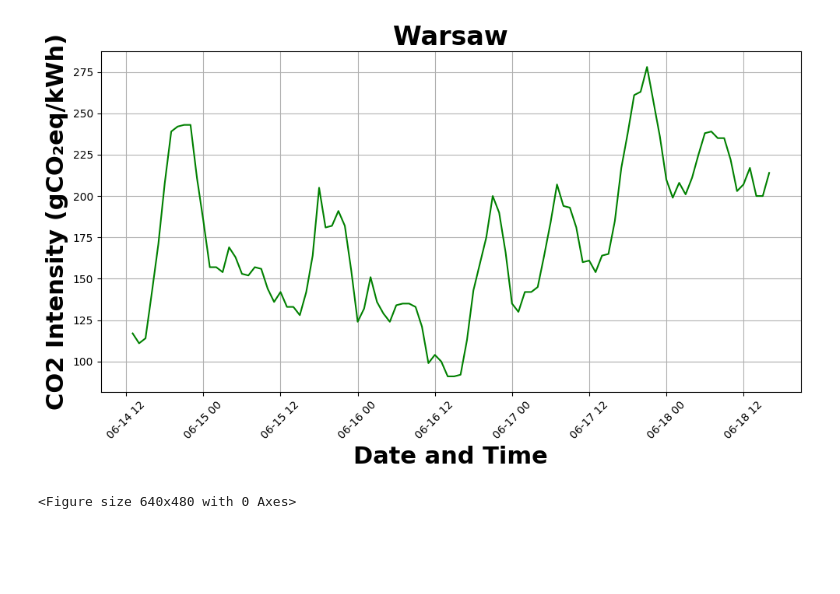
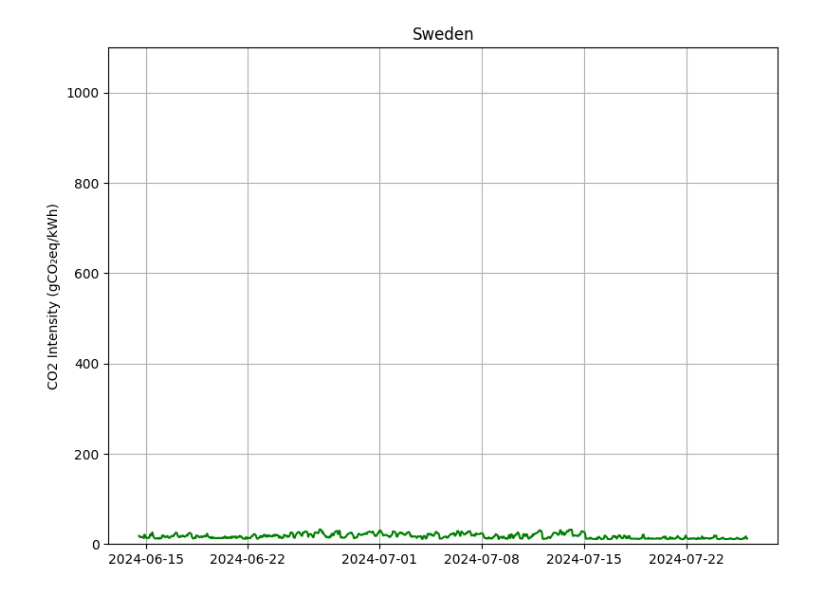
Before and after one commit to johankristianss/carbonsim, a Jupyter notebook: notebooks/PlotCarbonIntensity.ipynb, the cells around one changed output. Cells and saved outputs as stored; diff of their text form; code cells hidden in the pictures; blank space fills up the shorter version.

```diff
--- a/notebooks/PlotCarbonIntensity.ipynb
+++ b/notebooks/PlotCarbonIntensity.ipynb
@@ -1,45 +1,45 @@
 # %%
 import matplotlib.pyplot as plt
 import pandas as pd
 import os
 import matplotlib.dates as mdates
 
-df = pd.read_csv('/scratch/cognit/carbon/PL.csv')
+#df = pd.read_csv('/scratch/cognit/carbon/GB.csv')
 #df = pd.read_csv('/scratch/cognit/carbon/FR.csv')
 #
-#df = pd.read_csv('/scratch/cognit/carbon/SE-SE3.csv')
 df = pd.read_csv('/scratch/cognit/carbon/SE-SE1.csv')
-df = pd.read_csv('/scratch/cognit/carbon/GB.csv')
+#df = pd.read_csv('/scratch/cognit/carbon/SE-SE4.csv')
+#df = pd.read_csv('/scratch/cognit/carbon/DE.csv')
+#df = pd.read_csv('/scratch/cognit/carbon/PL.csv')
 df['datetime'] = pd.to_datetime(df['datetime'])
 
 start_time = df['datetime'].min()
-end_time = start_time + pd.Timedelta(hours=100)
+end_time = start_time + pd.Timedelta(hours=1000)
 df = df[df['datetime'] < end_time]
 
-plt.figure(figsize=(10, 6))
+plt.figure(figsize=(8, 6))
 plt.plot(df['datetime'], df['carbonIntensity'], linestyle='-', color='g')
 
-plt.title('Warsaw', fontsize=24, fontweight='bold')
-plt.xlabel('Date and Time', fontsize=22, fontweight='bold')
-plt.ylabel('CO2 Intensity (gCO₂eq/kWh)', fontsize=22, fontweight='bold')
-#plt.ylim(0, 20)
+plt.title('Sweden') #, fontsize=24, fontweight='bold')
+#plt.xlabel('Date and Time') #, fontsize=22, fontweight='bold')
+plt.ylabel('CO2 Intensity (gCO₂eq/kWh)') #, fontsize=22, fontweight='bold')
+plt.ylim(0, 1100)
 
 plt.grid(True)
-plt.xticks(rotation=45)
+#plt.xticks(rotation=45)
 
 #ax = plt.gca()
 #ax.xaxis.set_major_formatter(mdates.DateFormatter('%b'))  # '%b' for abbreviated month names
 #ax.xaxis.set_major_locator(mdates.MonthLocator())
 
-output_image_path = os.path.join("./warsaw.png")
+output_image_path = os.path.join("./sweden.png")
 plt.savefig(output_image_path, dpi=300)  # You can adjust dpi as needed
 
 
 plt.tight_layout()
 plt.show()
 
-plt.tight_layout()
-plt.show()
+#plt.tight_layout()
+#plt.show()
 # %% [output]
-[figure, old version]
+[figure, new version]
-<Figure size 640x480 with 0 Axes>
```
Also changed, not shown: 30 other files.
